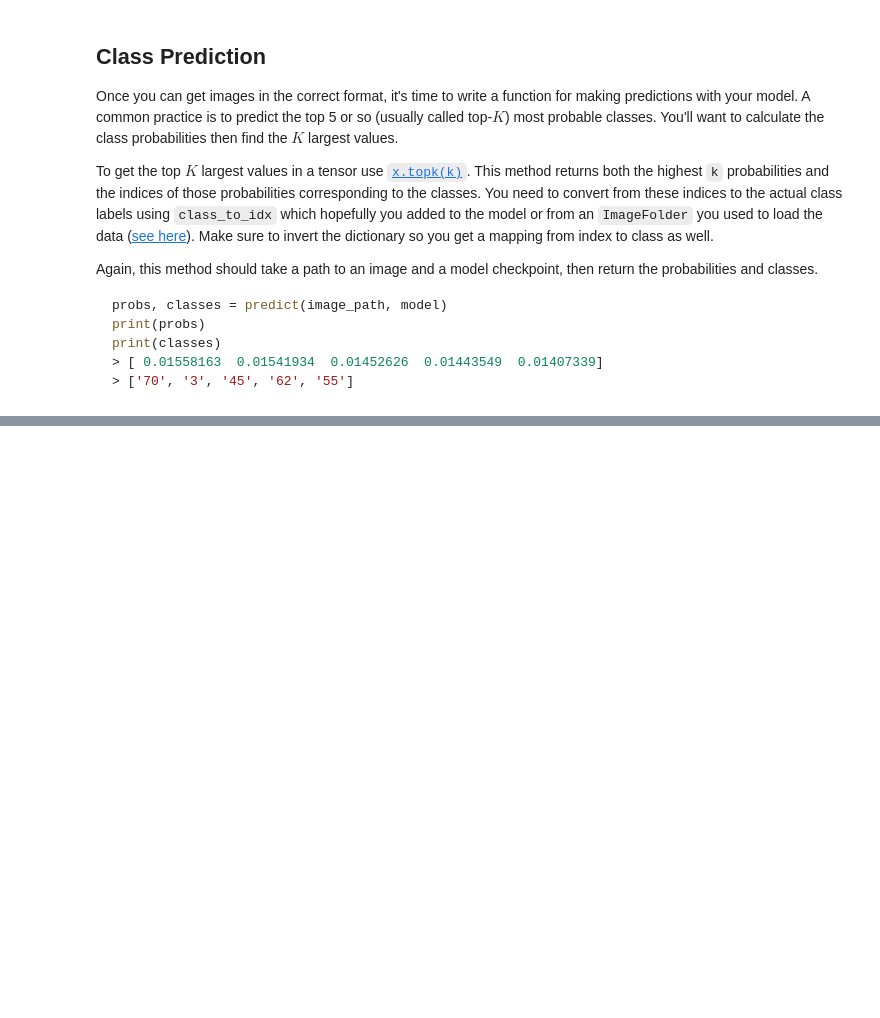
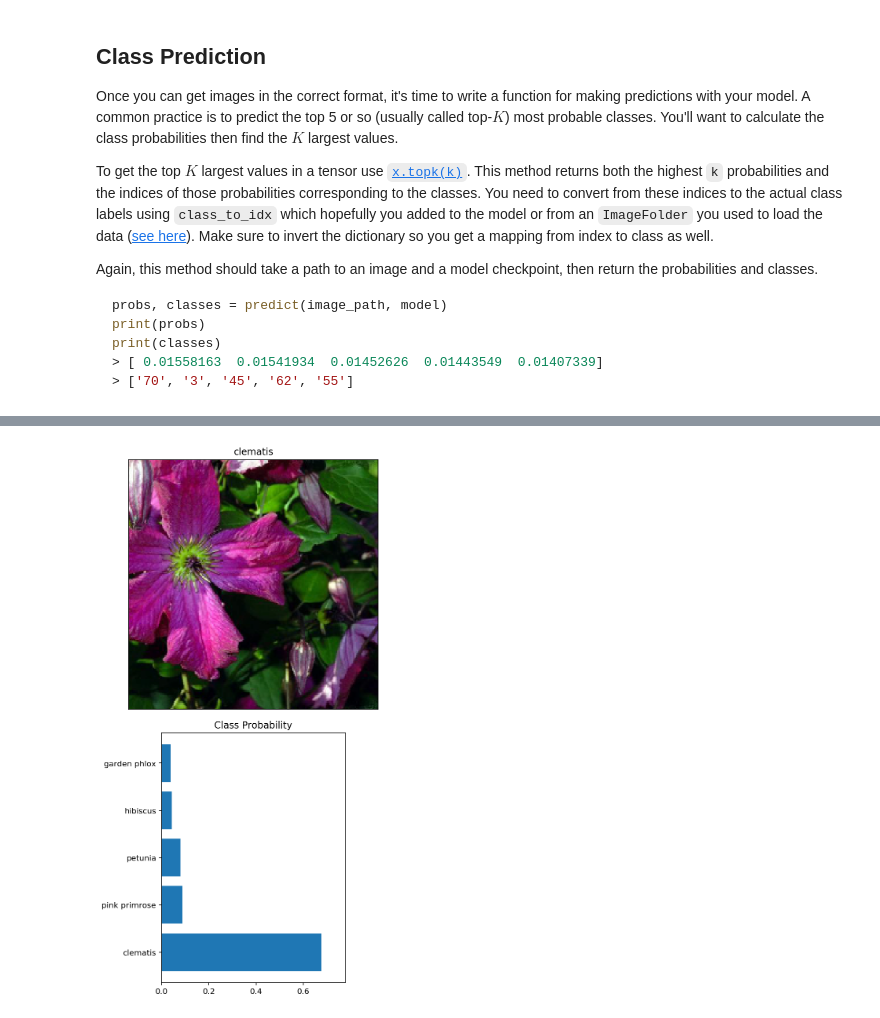
Before and after one commit to to-n/aipnd-project, a Jupyter notebook: Image Classifier Project.ipynb, the cells around one changed output, grey strips where cells are left out. Saved outputs shown, nothing was run; the diff lists cells and outputs as text; code cells hidden in the pictures; blank space fills up the shorter version.

```diff
--- a/Image Classifier Project.ipynb
+++ b/Image Classifier Project.ipynb
@@ -187,10 +189,10 @@ for param in model.parameters():
 
 from collections import OrderedDict
 classifier_struct = OrderedDict([
-    ('fc1', nn.Linear(25088, 4096)),
+    ('lin1', nn.Linear(25088, 4096)),
     ('relu1', nn.ReLU()),
     ('dropout1', nn.Dropout(0.2)),
-    ('fc2', nn.Linear(4096, 1024)),
+    ('lin2', nn.Linear(4096, 1024)),
     ('relu2', nn.ReLU()),
     ('dropout2', nn.Dropout(0.2)),
     ('fc3', nn.Linear(1024, qty_output_units)),
@@ -210,6 +214,7 @@ model.to(device)
 # TRAIN
 steps = 0
 running_loss = 0
+running_loss_steps = 0
 print_every = 50
 
 print(f"Beginning training with {len(dataloaders['training'])}\
@@ -231,6 +236,7 @@ with active_session():
             optimizer.step()
 
             running_loss += loss.item()
+            running_loss_steps += 1
 
             step_of_epoch = steps % len(dataloaders['training'])
             if steps % print_every == 0 or step_of_epoch == 0:
@@ -256,10 +262,10 @@ with active_session():
 
                 print(f"Epoch {epoch+1}/{epochs}, after "
                       f"training round {len(dataloaders['training']) if step_of_epoch == 0 else step_of_epoch}/{len(dataloaders['training'])}.. "
-                      f"Train loss: {running_loss/print_every:.3f}.. "
+                      f"Train loss: {(running_loss/running_loss_steps):.3f}.. "
                       f"Validation loss: {test_loss/len(dataloaders['validation']):.3f}.. "
                       f"Validation accuracy: {accuracy_sum/qty_processed_inputs:.3f}")
-                running_loss = 0
+                running_loss = running_loss_steps = 0
                 model.train()
 
 print('Training complete!')
@@ -325,13 +346,14 @@ At this point it's good to write a function that can load a checkpoint and rebui
 # %%
 # TODO: Write a function that loads a checkpoint and rebuilds the model
 def load_checkpoint(filepath):
+
     checkpoint = torch.load(filepath)
-
     model.class_to_idx = checkpoint['class_to_idx']
     model.classifier = nn.Sequential(checkpoint['classifier'])
     model.load_state_dict(checkpoint['model_state_dict'])
+    return model
 # %%
-load_checkpoint('checkpoint.pth')
+model = load_checkpoint('checkpoint.pth')
 # %% [markdown]
 # Inference for classification
 
@@ -534,7 +575,9 @@ def show_img_p(ps, classes, im, label_class):
 # %%
 # Test show_img_p function
 #probs, classes, img, label_class = predict('flowers/test/8/image_03291.jpg', model)
 #probs, classes, img, label_class = predict('flowers/test/52/image_04200.jpg', model)
-#probs, classes, img, label_class = predict('flowers/test/82/image_01609.jpg', model)
-probs, classes, img, label_class = predict('flowers/test/82/image_01686.jpg', model)
+probs, classes, img, label_class = predict('flowers/test/82/image_01609.jpg', model)
+#probs, classes, img, label_class = predict('flowers/test/82/image_01686.jpg', model)
 show_img_p(probs, classes, img, label_class)
+# %% [output]
+[figure, added]
```
Also changed, not shown: parts of 6 cells of this notebook.
